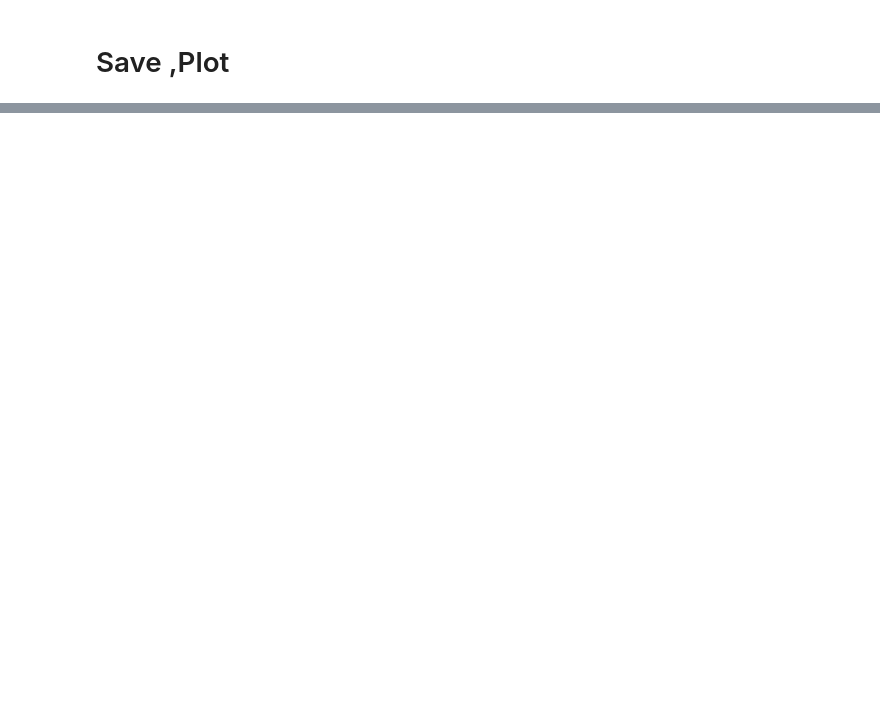
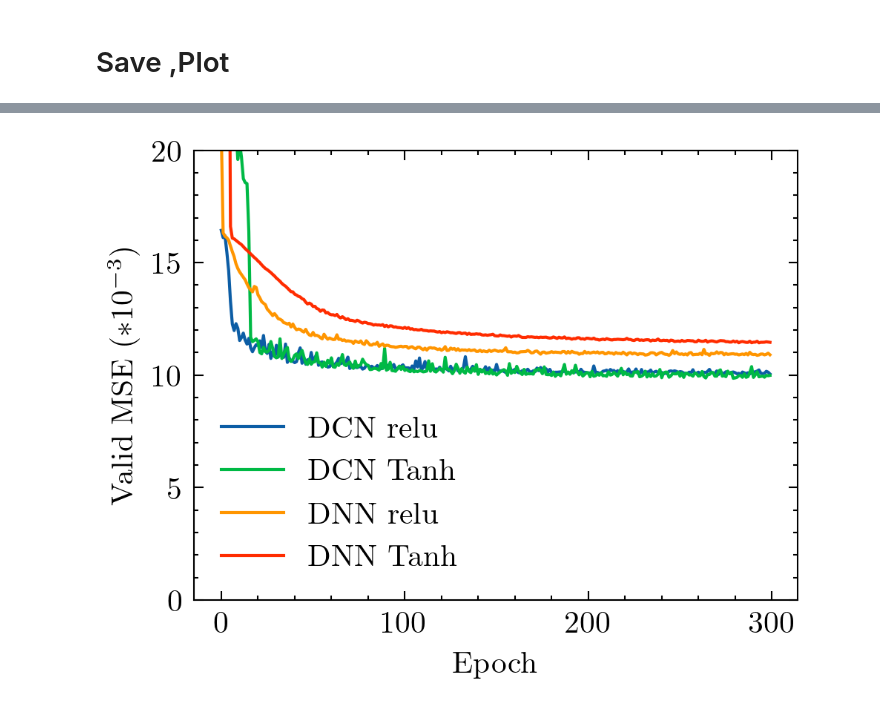
Before and after one commit to McLinWxl/CodesReproduction, a Jupyter notebook: DCN-DOA/ReproducedCodes/maincode.ipynb, the cells around one changed output, grey strips where cells are left out. Cells and saved outputs as stored; diff of their text form; code cells hidden in the pictures; blank space fills up the shorter version.

```diff
--- a/DCN-DOA/ReproducedCodes/maincode.ipynb
+++ b/DCN-DOA/ReproducedCodes/maincode.ipynb
@@ -29,7 +29,7 @@ figure_savepath = '/Users/mclinwong/GitHub/CodesReproduction/DCN-DOA/ReproducedC
 #Path to save the model
 pthpath = '/Users/mclinwong/GitHub/CodesReproduction/DCN-DOA/Data/pth/'
 device = torch.device("cuda:0" if torch.cuda.is_available() else "mps")
-num_epoch = 600
+num_epoch = 300
 batch_size = 64
 learning_rate = 0.001
 # load model
@@ -265,15 +267,17 @@ with plt.style.context(['science']):
 # %%
 with plt.style.context(['science']):
     plt.rcParams['figure.dpi'] = 300
     plt.rcParams['savefig.dpi'] = 300
     plt.ylim(0, 20)
-    plt.plot(valid_loss_list_cnn_ReLu_mult1000, label='DCN ReLU')
-    plt.plot(valid_loss_list_cnn_tanh_mult1000, label='DCN Tanh')
-    plt.plot(valid_loss_list_dnn_ReLu_mult1000, label='DNN ReLu')
-    plt.plot(valid_loss_list_dnn_Tanh_mult1000, label='DNN Tanh')
+    plt.plot(vll_cnn_relu_mult1000, label='DCN relu')
+    plt.plot(vll_cnn_tanh_mult1000, label='DCN Tanh')
+    plt.plot(vll_dnn_relu_mult1000, label='DNN relu')
+    plt.plot(vll_dnn_tanh_mult1000, label='DNN Tanh')
     plt.xlabel('Epoch')
     plt.ylabel('Valid MSE ($ *10^{-3}$)')
     plt.legend()
     #save figure
     plt.savefig(figure_savepath + 'Valid Loss_compare.pdf')
     plt.show()
+# %% [output]
+[figure, added]
```
Also changed, not shown: parts of 2 cells of this notebook, 17 other files.
